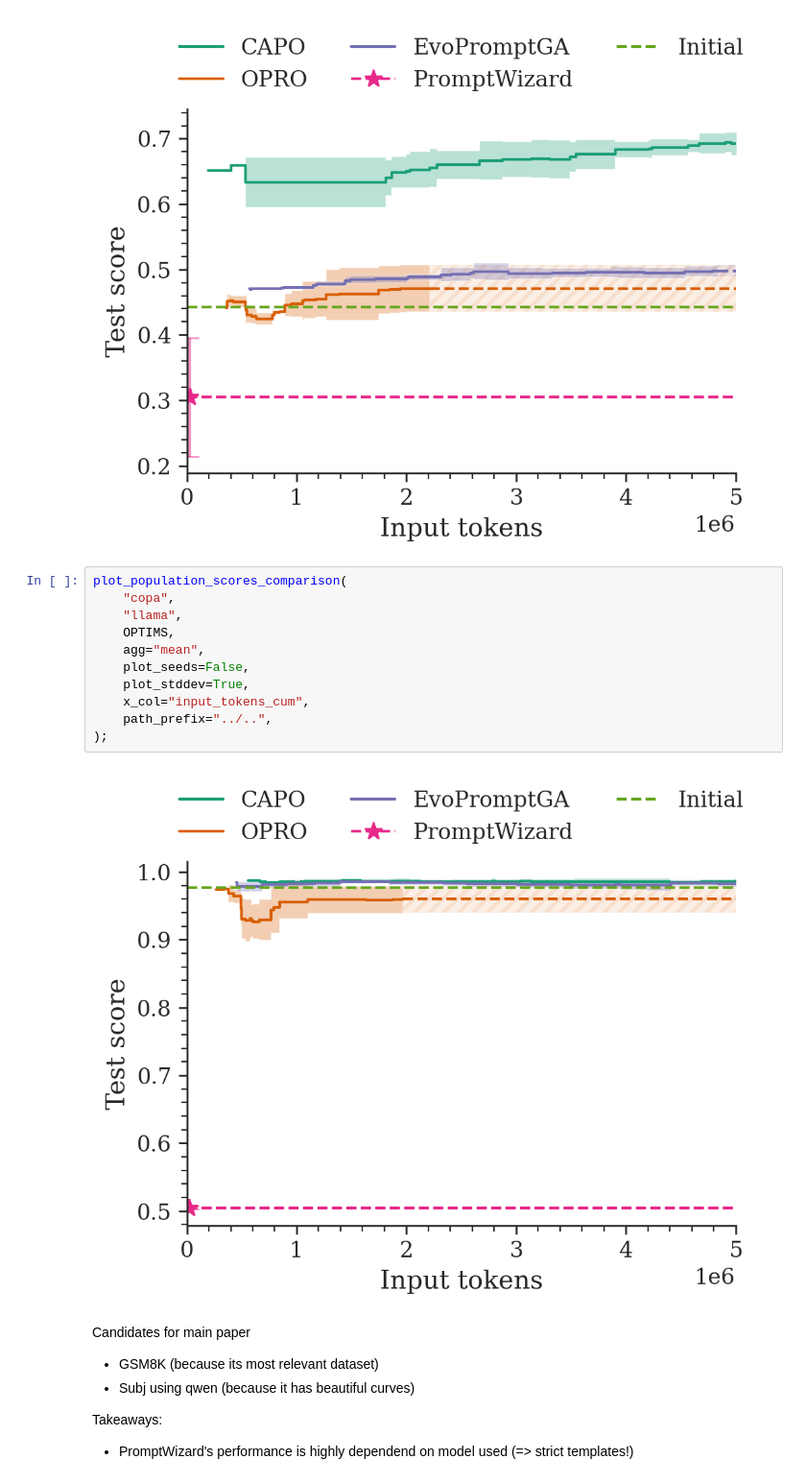
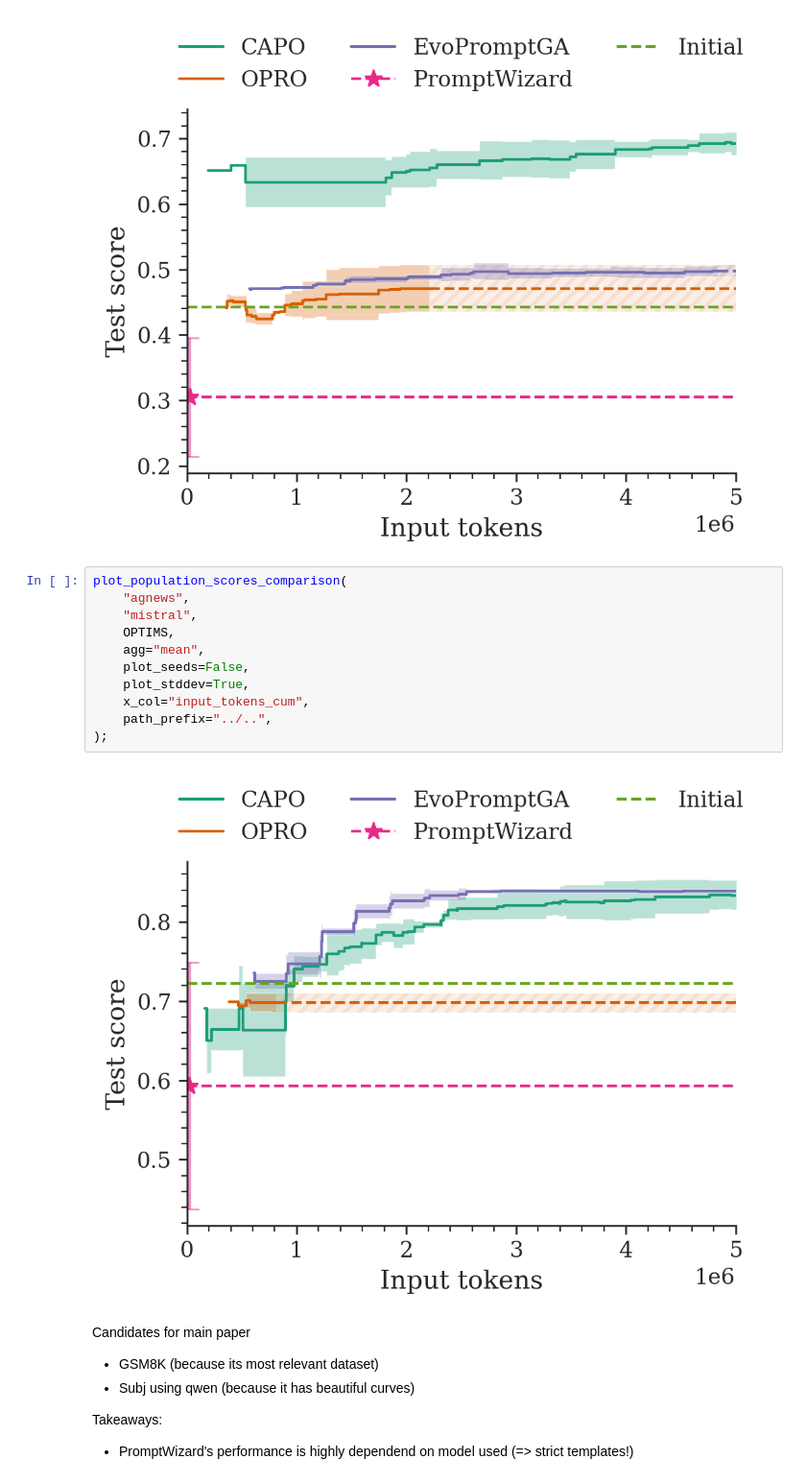
Before and after one commit to finitearth/capo, a Jupyter notebook: notebooks/paper_visualization/benchmarking_visualization.ipynb, the cells around one changed output. Shown at 96% size. Saved outputs shown, nothing was run; the diff lists cells and outputs as text.

```diff
--- a/notebooks/paper_visualization/benchmarking_visualization.ipynb
+++ b/notebooks/paper_visualization/benchmarking_visualization.ipynb
@@ -278,17 +263,17 @@ plot_population_scores_comparison(
 [figure]
 # %%
 plot_population_scores_comparison(
-    "copa",
-    "llama",
+    "agnews",
+    "mistral",
     OPTIMS,
     agg="mean",
     plot_seeds=False,
     plot_stddev=True,
     x_col="input_tokens_cum",
     path_prefix="../..",
 );
 # %% [output]
-[figure, old version]
+[figure, new version]
 # %% [markdown]
 Candidates for main paper
 - GSM8K (because its most relevant dataset)
```
Also changed, not shown: parts of 4 cells of this notebook, 26 other files.
